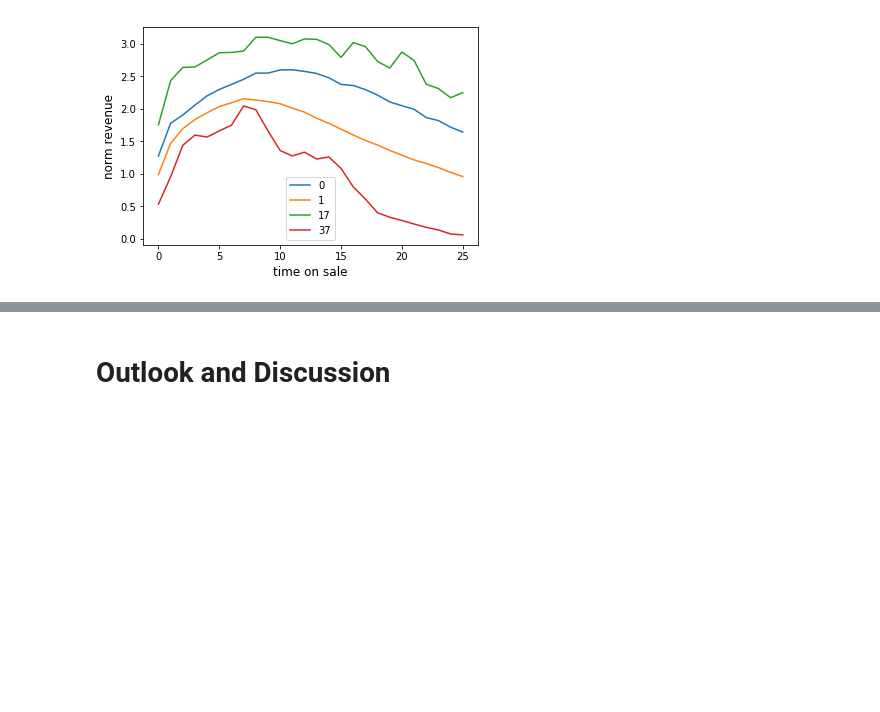
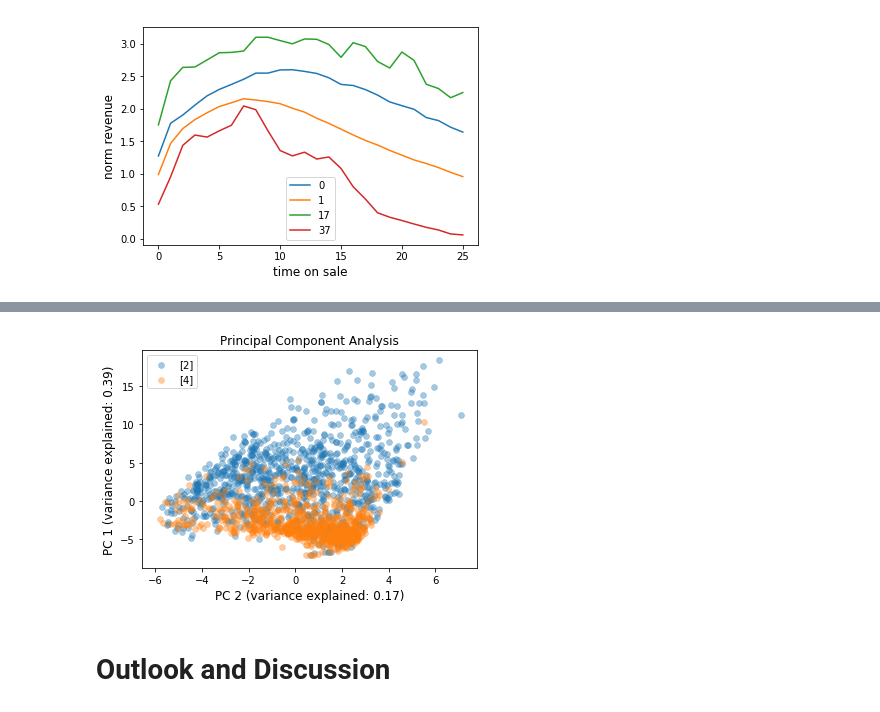
Before and after one commit to indyfree/tailor, a Jupyter notebook: notebooks/10-presentation-notebook.ipynb, the cells around one changed output, grey strips where cells are left out. Saved outputs shown, nothing was run; the diff lists cells and outputs as text; code cells hidden in the pictures; blank space fills up the shorter version.

```diff
--- a/notebooks/10-presentation-notebook.ipynb
+++ b/notebooks/10-presentation-notebook.ipynb
@@ -452,2 +509,6 @@ explained variance ratio (first two components): [0.38980119 0.17278818]
+# %%
+plot_cluster_pca(c, [2, 4], target_value);
+# %% [output]
+[figure, added]
 # %% [markdown]
 # Outlook and Discussion
```
Also changed, not shown: parts of 14 cells of this notebook, 1 other file.
